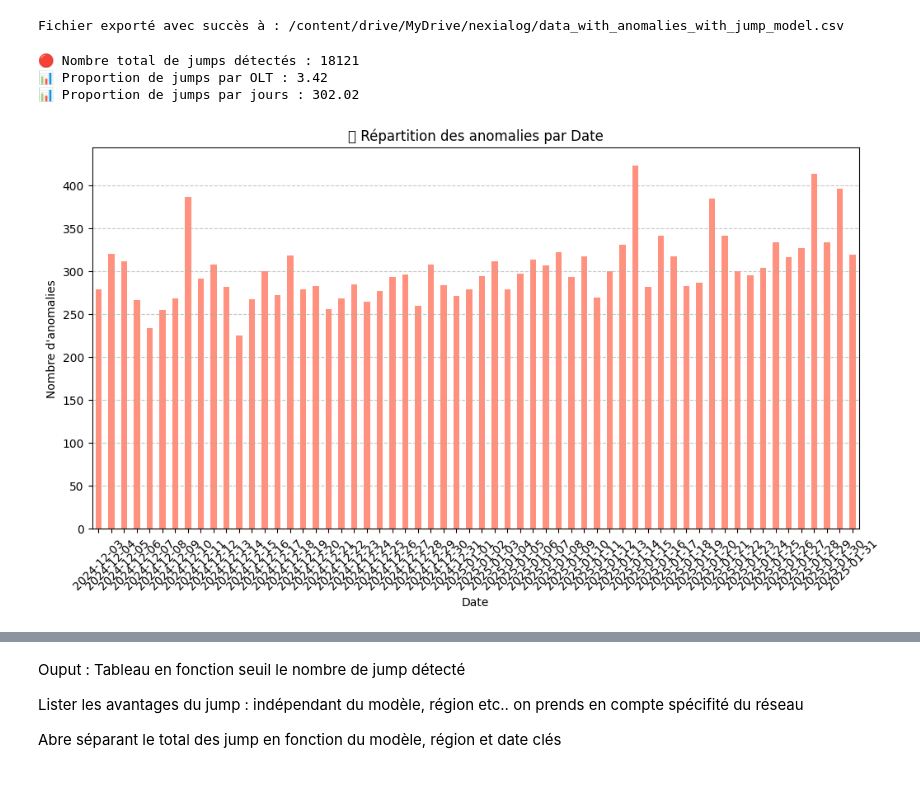
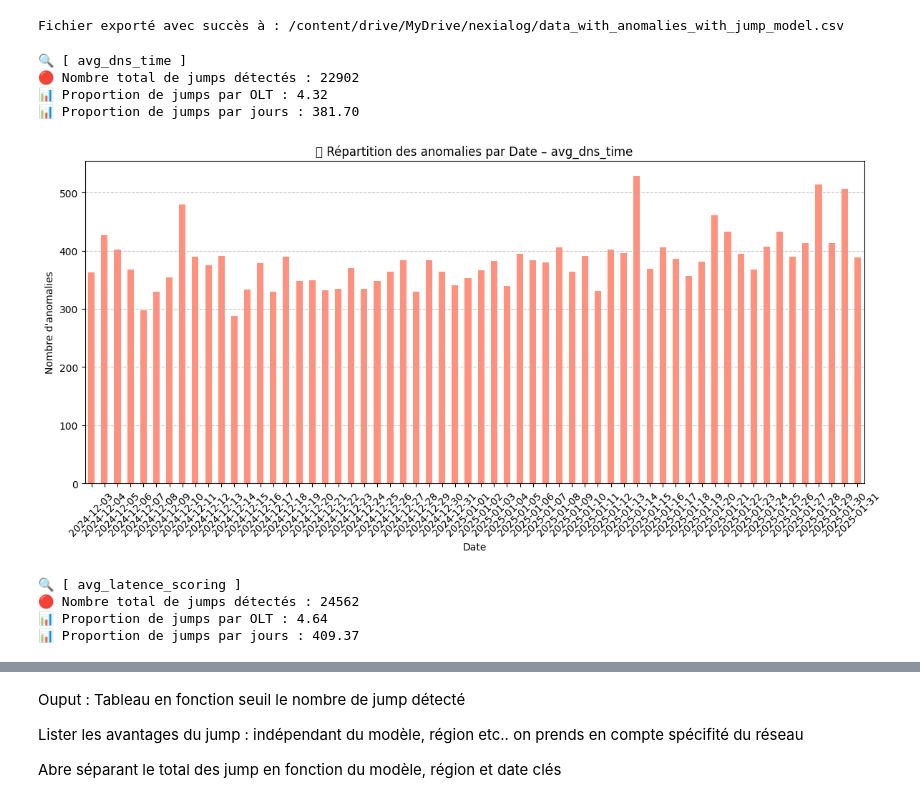
Before and after one commit to lucasvazelle/nexialog_challlenge, a Jupyter notebook: etape4_model_sans_ml.ipynb, the cells around one changed output, grey strips where cells are left out. Drawn from its saved outputs; the diff is of its cells as text; code cells hidden in the pictures.

Commit message:
jump

```diff
--- a/etape4_model_sans_ml.ipynb
+++ b/etape4_model_sans_ml.ipynb
@@ -65,4 +65,6 @@ plt.show()
 [figure]
 # %% [markdown]
 # Jump classique Andersel et Al
+# %%
+test =["avg_dns_time", "avg_latence_scoring", "avg_score_scoring"]
 # %%
@@ -91,19 +105,20 @@ def detect_jumps_andersen(df, window=50, lambda_quantile=0.99999):
     return df
 # %%
 olt_name_list = ["95_olt_5605", "01_olt_29", "01_olt_10" ] # Remplace par le nom de l'OLT souhaité
+metrique = test[0]
 for olt_name in olt_name_list:
   df_olt = data_agrege_S3[data_agrege_S3["olt_name"] == olt_name]
 
   # Appliquer la détection de jumps
-  df_jumps = detect_jumps_andersen(df_olt)
+  df_jumps = detect_jumps_andersen(df_olt, lambda_quantile=0.9999, metrique = metrique)
 
   # Tracer les résultats
   plt.figure(figsize=(12, 6))
-  plt.plot(df_olt["date_hour"], df_olt["avg_dns_time"], label="Moyenne DNS", marker="o", linestyle="-")
-  plt.scatter(df_jumps[df_jumps["is_jump"]]["date_hour"], df_jumps[df_jumps["is_jump"]]["avg_dns_time"],
+  plt.plot(df_olt["date_hour"], df_olt[metrique], label="Moyenne DNS", marker="o", linestyle="-")
+  plt.scatter(df_jumps[df_jumps["is_jump"]]["date_hour"], df_jumps[df_jumps["is_jump"]][metrique],
               color="red", label="Jump détecté", marker="x", s=100)
   plt.xlabel("Date")
-  plt.ylabel("Temps DNS")
+  plt.ylabel("Moyenne des latences DNS des PM de l'OLT")
   plt.title(f"Détection de Jump - {olt_name} (Méthode Andersen et al.)")
   plt.legend()
   plt.xticks(rotation=45)
@@ -151,41 +245,56 @@ print(f"Fichier exporté avec succès à : {output_path}")
 # %% [output]
 Fichier exporté avec succès à : /content/drive/MyDrive/nexialog/data_with_anomalies_with_jump_model.csv
 # %%
+import matplotlib.pyplot as plt
 
-# Concaténer toutes les tables
+# Concaténer tous les résultats
 df_jumps_final = pd.concat(df_jumps_all, ignore_index=True)
 
-start_date = df_jumps_final["date_hour"].min().normalize()  # début des données
-cutoff_date = start_date + pd.Timedelta(days=2)  # limite des deux premiers jours
+# Supprimer les deux premiers jours (période de chauffe pour volatilité)
+start_date = df_jumps_final["date_hour"].min().normalize()
+cutoff_date = start_date + pd.Timedelta(days=2)
 df_jumps_final = df_jumps_final[df_jumps_final["date_hour"] > cutoff_date]
 
-# Nombre total de jumps détectés
-total_jumps = df_jumps_final["is_jump"].sum()
-print(f"🔴 Nombre total de jumps détectés : {total_jumps}")
+# Liste des métriques testées
+tests = ["avg_dns_time", "avg_latence_scoring", "avg_score_scoring"]
 
-# Proportion de jumps par rapport au nombre d'OLTs
-jump_ratio = total_jumps / len(olt_list)
-print(f"📊 Proportion de jumps par OLT : {jump_ratio:.2f}")
+# Itérer sur chaque test
+for test in tests:
+    jump_col = f"is_jump_{test}"
 
+    # 1. Nombre total de jumps détectés
+    total_jumps = df_jumps_final[jump_col].sum()
+    print(f"\n🔍 [ {test} ]")
+    print(f"🔴 Nombre total de jumps détectés : {total_jumps}")
 
-# Proportion de jumps par rapport au nombre d'OLTs
-jump_ratio_par_j = total_jumps / 60
-print(f"📊 Proportion de jumps par jours : {jump_ratio_par_j:.2f}")
+    # 2. Proportion par OLT
+    jump_ratio = total_jumps / len(olt_list)
+    print(f"📊 Proportion de jumps par OLT : {jump_ratio:.2f}")
 
-# Répartition des jumps par date
-jump_dates = df_jumps_final[df_jumps_final["is_jump"]]["date_hour"].dt.date.value_counts().sort_index()
+    # 3. Proportion par jour (ajuster 60 si nécessaire)
+    jump_ratio_par_j = total_jumps / 60
+    print(f"📊 Proportion de jumps par jours : {jump_ratio_par_j:.2f}")
 
-# Affichage de la répartition des dates
-plt.figure(figsize=(12, 6))
-jump_dates.plot(kind="bar", color="tomato", alpha=0.7)
-plt.xlabel("Date")
-plt.ylabel("Nombre d'anomalies")
-plt.title("📅 Répartition des anomalies par Date")
-plt.xticks(rotation=45)
-plt.grid(axis="y", linestyle="--", alpha=0.7)
-plt.show()
+    # 4. Répartition des dates
+    jump_dates = df_jumps_final[df_jumps_final[jump_col]]["date_hour"].dt.date.value_counts().sort_index()
+
+    # 5. Affichage
+    plt.figure(figsize=(12, 6))
+    jump_dates.plot(kind="bar", color="tomato", alpha=0.7)
+    plt.xlabel("Date")
+    plt.ylabel("Nombre d'anomalies")
+    plt.title(f"📅 Répartition des anomalies par Date – {test}")
+    plt.xticks(rotation=45)
+    plt.grid(axis="y", linestyle="--", alpha=0.7)
+    plt.tight_layout()
+    plt.show()
 # %% [output]
-🔴 Nombre total de jumps détectés : 18121
-📊 Proportion de jumps par OLT : 3.42
-📊 Proportion de jumps par jours : 302.02
+🔍 [ avg_dns_time ]
+🔴 Nombre total de jumps détectés : 22902
+📊 Proportion de jumps par OLT : 4.32
+📊 Proportion de jumps par jours : 381.70
-[figure, old version]
+[figure, new version]
+🔍 [ avg_latence_scoring ]
+🔴 Nombre total de jumps détectés : 24562
+📊 Proportion de jumps par OLT : 4.64
+📊 Proportion de jumps par jours : 409.37
```
Also changed, not shown: parts of 12 cells of this notebook.
